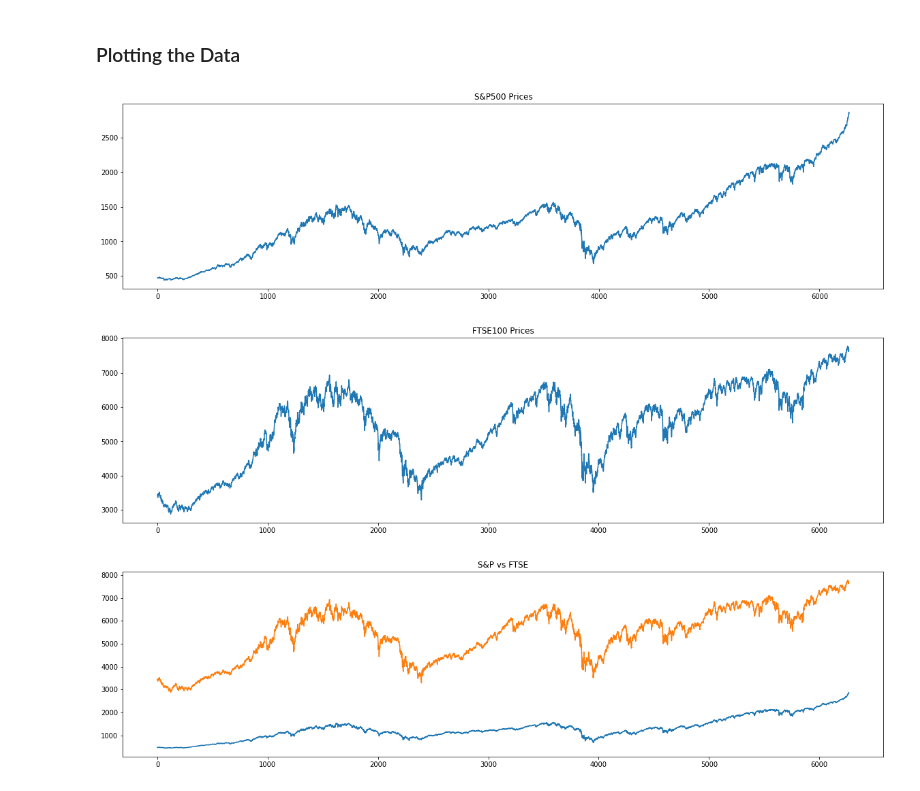
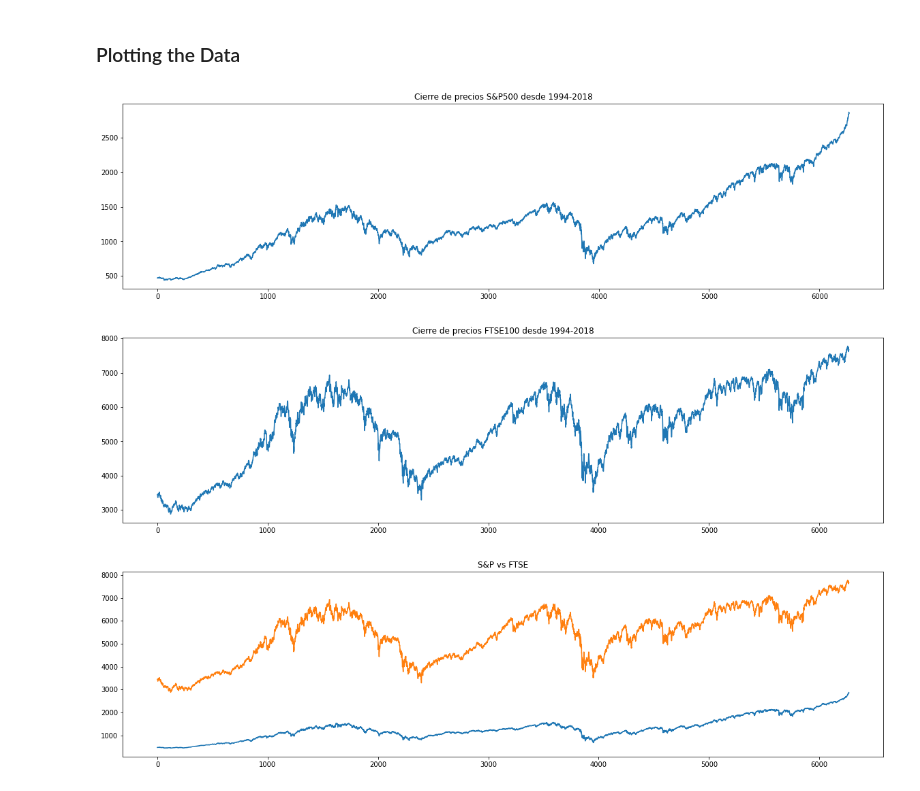
Before and after one commit to virf96/Proyectos, a Jupyter notebook: Python_Introducción_a_las_series_temporales_.ipynb, the cells around one changed output. Saved outputs shown, nothing was run; the diff lists cells and outputs as text; code cells hidden in the pictures.

```diff
--- a/Python_Introducción_a_las_series_temporales_.ipynb
+++ b/Python_Introducción_a_las_series_temporales_.ipynb
@@ -41,3 +41,7 @@ df_comp
 | 6267 | 26/01/2018 | 2872.867839 | 13340.17 | 7665.541292 | 23631.88 |
 | 6268 | 29/01/2018 | 2853.528411 | 13324.48 | 7671.533300 | 23629.34 |
 6269 rows × 5 columns
+# %%
+#Convertimos a formato fecha
+df_comp.date = df_comp.date.astype(str)
+df_comp.date=pd.to_datetime(df_comp.date)
@@ -43,0 +57,4 @@ df_comp
+# %%
+#Extraemos año y mes
+df_comp['year'] = pd.DatetimeIndex(df_comp['date']).year
+df_comp['month'] = pd.DatetimeIndex(df_comp['date']).month
@@ -87,15 +145,15 @@ df_comp.spx.isna().sum()
 # %%
 import matplotlib.pyplot as plt
 # %%
-df_comp.spx.plot(figsize=(20,5), title = "S&P500 Prices")
+df_comp.spx.plot(figsize=(20,5), title = "Cierre de precios S&P500 desde 1994-2018")
 plt.show()
 # %% [output]
-[figure, old version]
+[figure, new version]
 # %%
-df_comp.ftse.plot(figsize=(20,5), title = "FTSE100 Prices")
+df_comp.ftse.plot(figsize=(20,5), title = "Cierre de precios FTSE100 desde 1994-2018")
 plt.show()
 # %% [output]
-[figure, old version]
+[figure, new version]
 # %%
 df_comp.spx.plot(figsize=(20,5), title = "S&P500 Prices")
 df_comp.ftse.plot(figsize=(20,5), title = "FTSE100 Prices")
```
Also changed, not shown: parts of 7 cells of this notebook.
